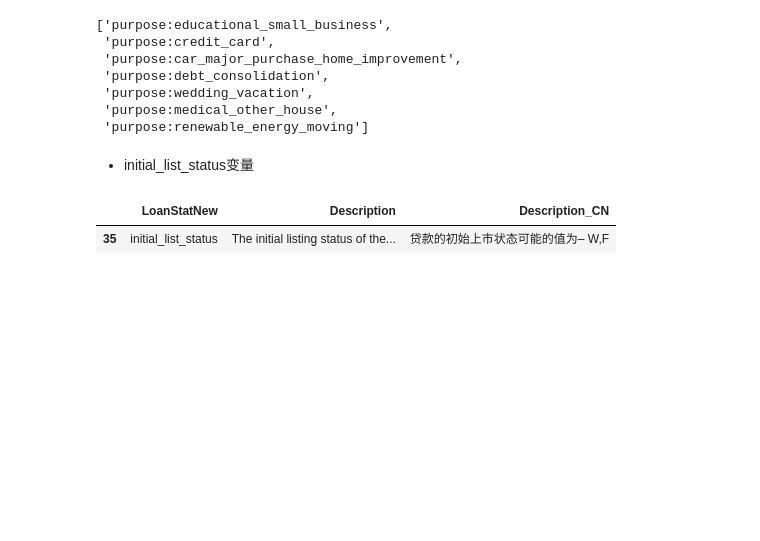
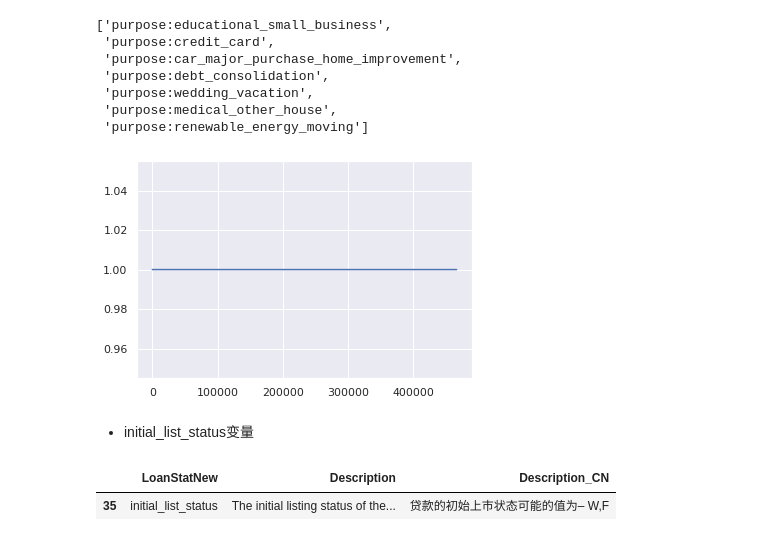
Before and after one commit to GoldenRaven/Lending_Club, a Jupyter notebook: code_my/preprocessing.ipynb, the cells around one changed output. Drawn from its saved outputs; the diff is of its cells as text; code cells hidden in the pictures; blank space fills up the shorter version.

```diff
--- a/code_my/preprocessing.ipynb
+++ b/code_my/preprocessing.ipynb
@@ -1101,10 +1100,13 @@ combine_list = [['educational', 'small_business'],
                ['medical', 'other', 'house'],
                ['renewable_energy', 'moving']]
 # %%
-def concat_to_original(df, df_tmp, combine_list, prefix, prefix_sep=':'):
+def concat_to_original(df, combine_list, prefix, prefix_sep=':'):
+    df1 = pd.DataFrame()
     for lists in combine_list:
+        lists = [str(x) for x in lists]
         str1 = '_'.join(lists)
-        df[prefix+prefix_sep+str1] = combine_discrete(df_tmp, lists, prefix, prefix_sep)
-    return df
+        df1[prefix+prefix_sep+str1] = combine_discrete(df, prefix, lists, prefix_sep)
+    return df1
 # %%
-df = concat_to_original(df, df_tmp, 'purpose')
+df1 = concat_to_original(df, combine_list, 'purpose')
+df1
@@ -1111,5 +1127,8 @@ df = concat_to_original(df, df_tmp, 'purpose')
+# %%
+df = pd.concat([df, df1], axis=1) #合并进原数据表
 # %%
-[x for x in df.columns if 'purpose:' in x]
+list_tmp = [x for x in df.columns if 'purpose:' in x]
+list_tmp
 # %% [output]
 ['purpose:educational_small_business',
  'purpose:credit_card',
@@ -1118,6 +1137,10 @@ df = concat_to_original(df, df_tmp, 'purpose')
  'purpose:wedding_vacation',
  'purpose:medical_other_house',
  'purpose:renewable_energy_moving']
+# %%
+df[list_tmp].sum(axis=1).plot(); # 结果正常
+# %% [output]
+[figure, added]
 # %% [markdown]
 - initial_list_status变量
 # %%
```
Also changed, not shown: parts of 181 cells of this notebook.
